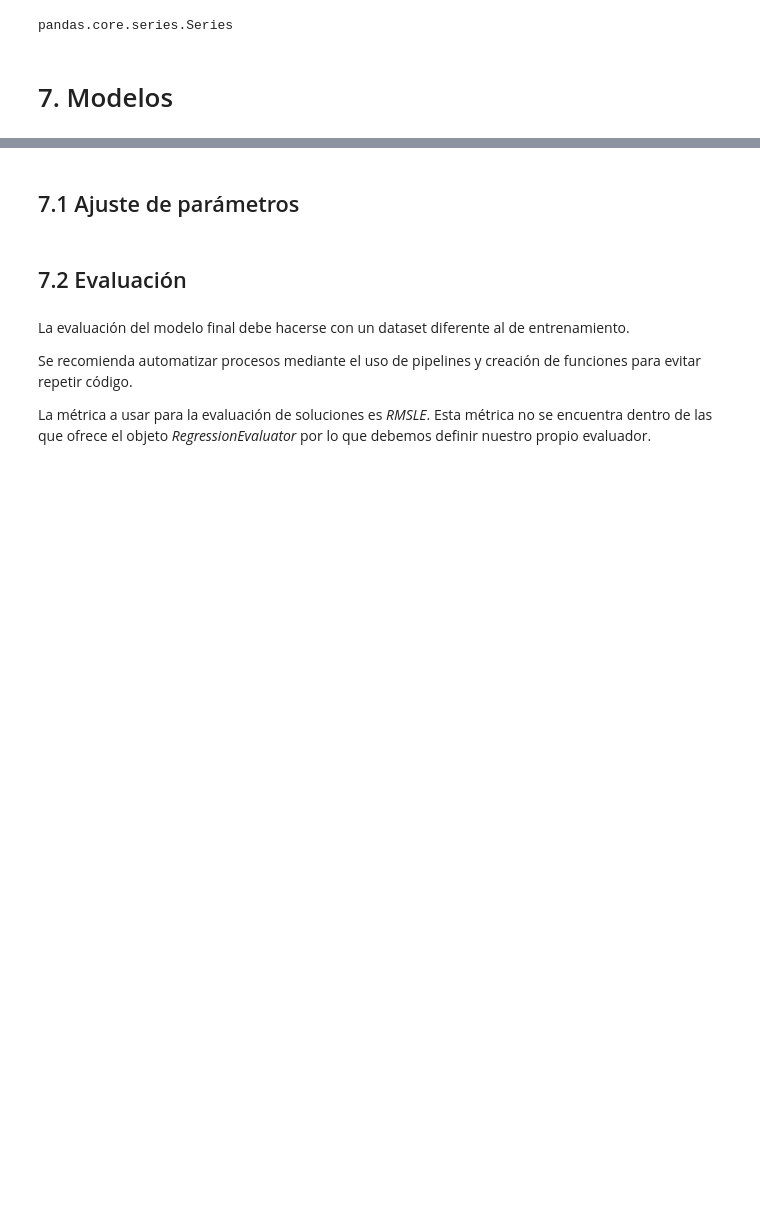
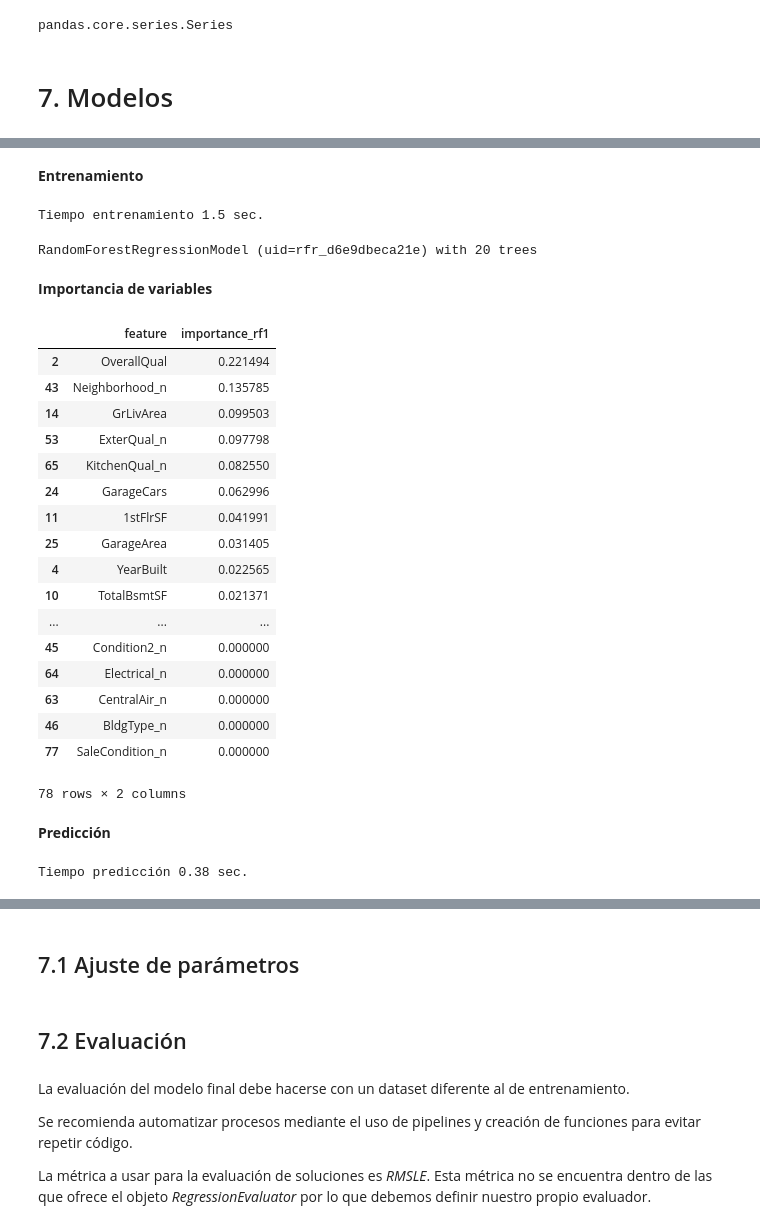
Before and after one commit to inmperfer/APBD, a Jupyter notebook: evaluacion_APBD_InmaPerea.ipynb, the cells around one changed output, grey strips where cells are left out. Drawn from its saved outputs; the diff is of its cells as text; code cells hidden in the pictures; blank space fills up the shorter version.

```diff
--- a/evaluacion_APBD_InmaPerea.ipynb
+++ b/evaluacion_APBD_InmaPerea.ipynb
@@ -1639,0 +1631,4 @@ pandas.core.series.Series
+# %%
+feat_train_df = preprocessing_pl.transform(imputed_train_data)
+feat_train_df = feat_train_df.select(feat_train_df.features, feat_train_df.SalePrice.alias('label'))
+feat_train_df.show(3)
@@ -1639,0 +1646,5 @@ pandas.core.series.Series
+# %%
+train, validation = feat_train_df.randomSplit([0.8, 0.2], seed=global_seed)
+print('Tamaño train: {}. Tamaño validation: {}'.format(train.count(), validation.count()))
+print(train.first())
+print(validation.first())
@@ -1639,0 +1659,3 @@ pandas.core.series.Series
+# %%
+rf1 = RandomForestRegressor(predictionCol='pred_rf1', seed=global_seed)
+rf1
@@ -1639,0 +1682,46 @@ pandas.core.series.Series
+# %% [markdown]
+**Entrenamiento**
+# %%
+t0 = time()
+rf1_model = rf1.fit(train)
+tt = time() - t0
+
+print('Tiempo entrenamiento {} sec.'.format(round(tt,2)))
+rf1_model
+# %% [output]
+Tiempo entrenamiento 1.5 sec.
+RandomForestRegressionModel (uid=rfr_d6e9dbeca21e) with 20 trees
+# %% [markdown]
+**Importancia de variables**
+# %%
+rf1_fi = pd.DataFrame({'feature': selected_features, 'importance_rf1': rf1_model.featureImportances.toArray()})
+rf1_fi.sort_values(by='importance_rf1', ascending=False)
+# %% [output]
+|  | feature | importance_rf1 |
+| 2 | OverallQual | 0.221494 |
+| 43 | Neighborhood_n | 0.135785 |
+| 14 | GrLivArea | 0.099503 |
+| 53 | ExterQual_n | 0.097798 |
+| 65 | KitchenQual_n | 0.082550 |
+| 24 | GarageCars | 0.062996 |
+| 11 | 1stFlrSF | 0.041991 |
+| 25 | GarageArea | 0.031405 |
+| 4 | YearBuilt | 0.022565 |
+| 10 | TotalBsmtSF | 0.021371 |
+| ... | ... | ... |
+| 45 | Condition2_n | 0.000000 |
+| 64 | Electrical_n | 0.000000 |
+| 63 | CentralAir_n | 0.000000 |
+| 46 | BldgType_n | 0.000000 |
+| 77 | SaleCondition_n | 0.000000 |
+78 rows × 2 columns
+# %% [markdown]
+**Predicción**
+# %%
+t0 = time()
+validation = rf1_model.transform(validation)
+tt = time() - t0
+
+print('Tiempo predicción {} sec.'.format(round(tt,2)))
+# %% [output]
+Tiempo predicción 0.38 sec.
```
Also changed, not shown: parts of 29 cells of this notebook.
